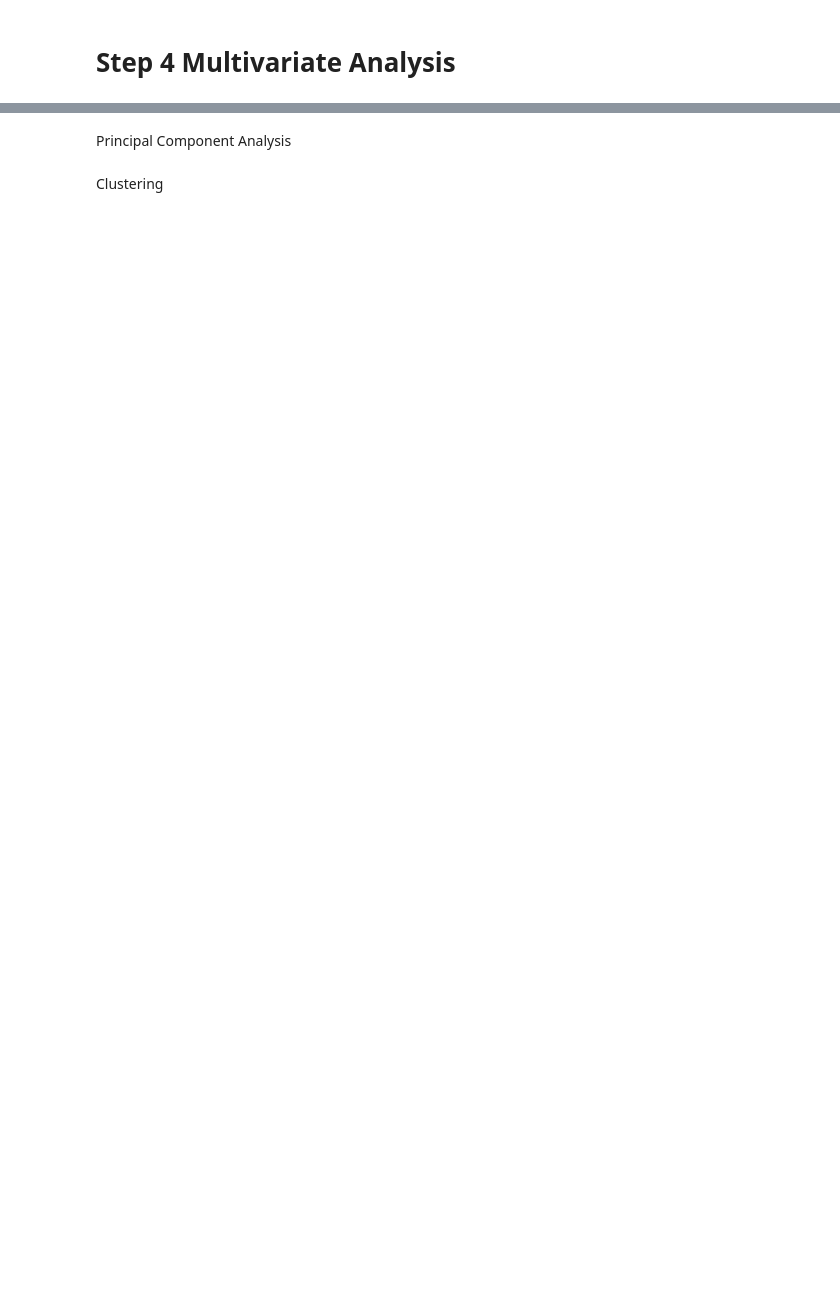
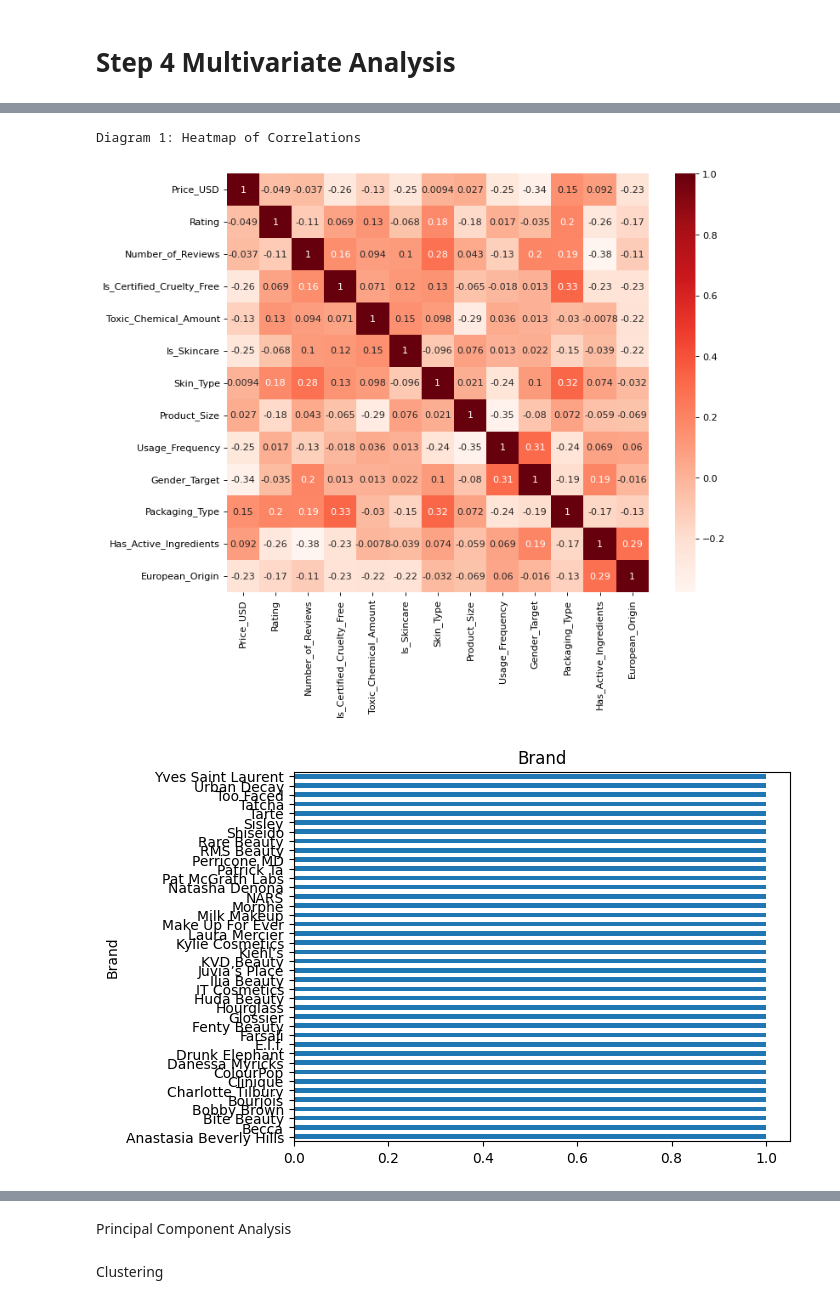
Before and after one commit to caitlinmag/DAV_CA1, a Jupyter notebook: GlobalEthicalBeautyIndex/MultiVariate_Analysis.ipynb, the cells around one changed output, grey strips where cells are left out. Saved outputs shown, nothing was run; the diff lists cells and outputs as text; code cells hidden in the pictures; blank space fills up the shorter version.

```diff
--- a/GlobalEthicalBeautyIndex/MultiVariate_Analysis.ipynb
+++ b/GlobalEthicalBeautyIndex/MultiVariate_Analysis.ipynb
@@ -39,0 +55,15 @@ AttributeError: 'DataFrame' object has no attribute 'Product_Name'
+# %%
+# Heatmap
+figure(num=None, figsize=(10, 8), dpi=80, facecolor='w', edgecolor='k')
+sns.heatmap(dataset.corr(numeric_only=True), annot=True, cmap = 'Reds')
+print("Diagram 1: Heatmap of Correlations")
+plt.show()
+
+numberRating = dataset.Brand.value_counts()
+numberRating.plot.barh()
+plt.title("Brand")
+plt.show()
+# %% [output]
+Diagram 1: Heatmap of Correlations
+[figure, added]
+[figure, added]
```
Also changed, not shown: parts of 11 cells of this notebook, 1 other file.
